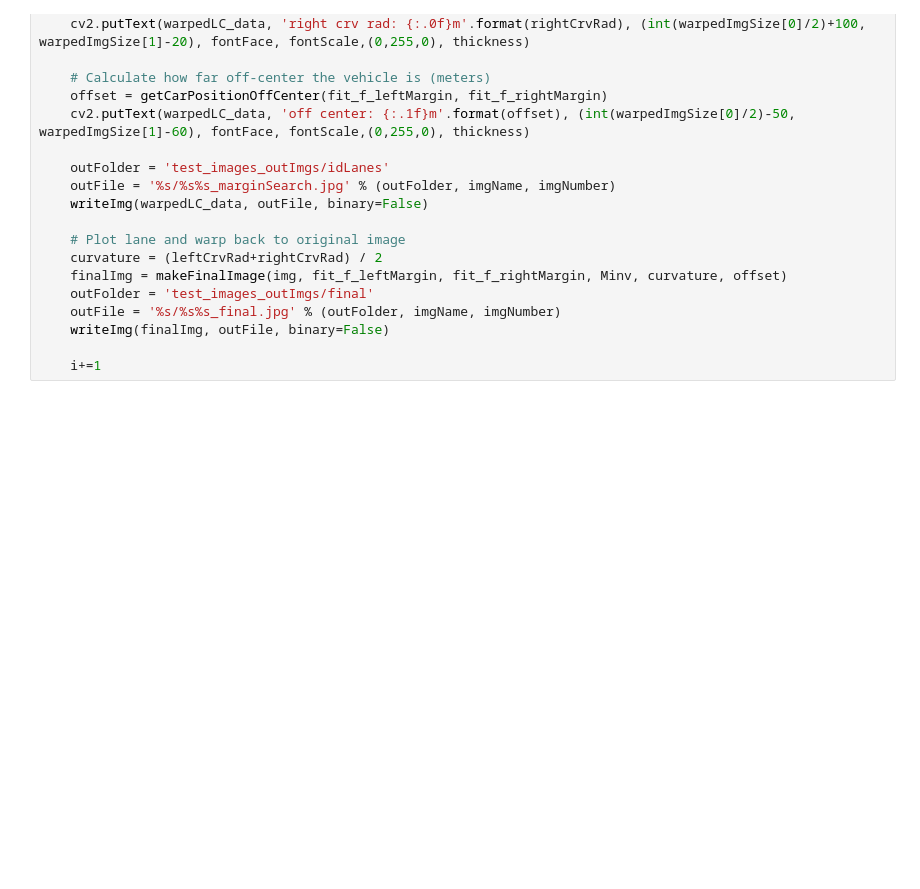
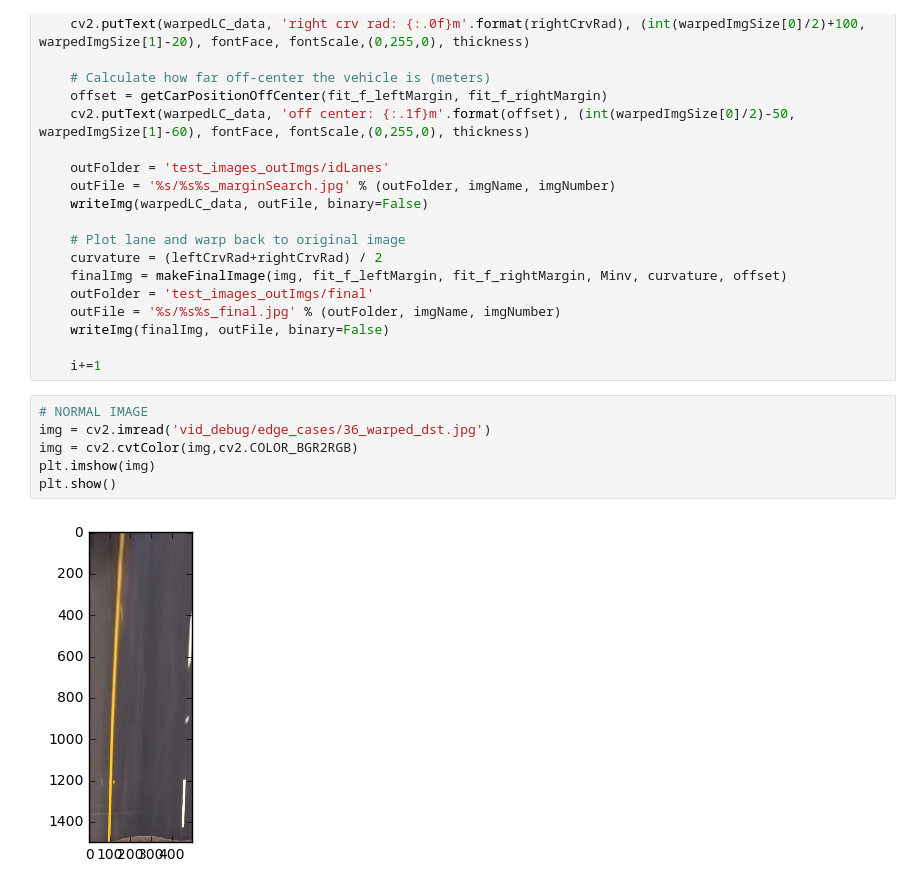
Before and after one commit to merbar/CarND-Advanced-Lane-Lines, a Jupyter notebook: Advanced_lane_lines.ipynb, the cells around one changed output. Drawn from its saved outputs; the diff is of its cells as text; blank space fills up the shorter version.

```diff
--- a/Advanced_lane_lines.ipynb
+++ b/Advanced_lane_lines.ipynb
@@ -575,3 +575,11 @@ for imagePath in image_list:
     writeImg(finalImg, outFile, binary=False)
 
     i+=1
+# %%
+# NORMAL IMAGE
+img = cv2.imread('vid_debug/edge_cases/36_warped_dst.jpg')
+img = cv2.cvtColor(img,cv2.COLOR_BGR2RGB)
+plt.imshow(img)
+plt.show()
+# %% [output]
+[figure, added]
```
Also changed, not shown: parts of 2 cells of this notebook, 4 other files.
